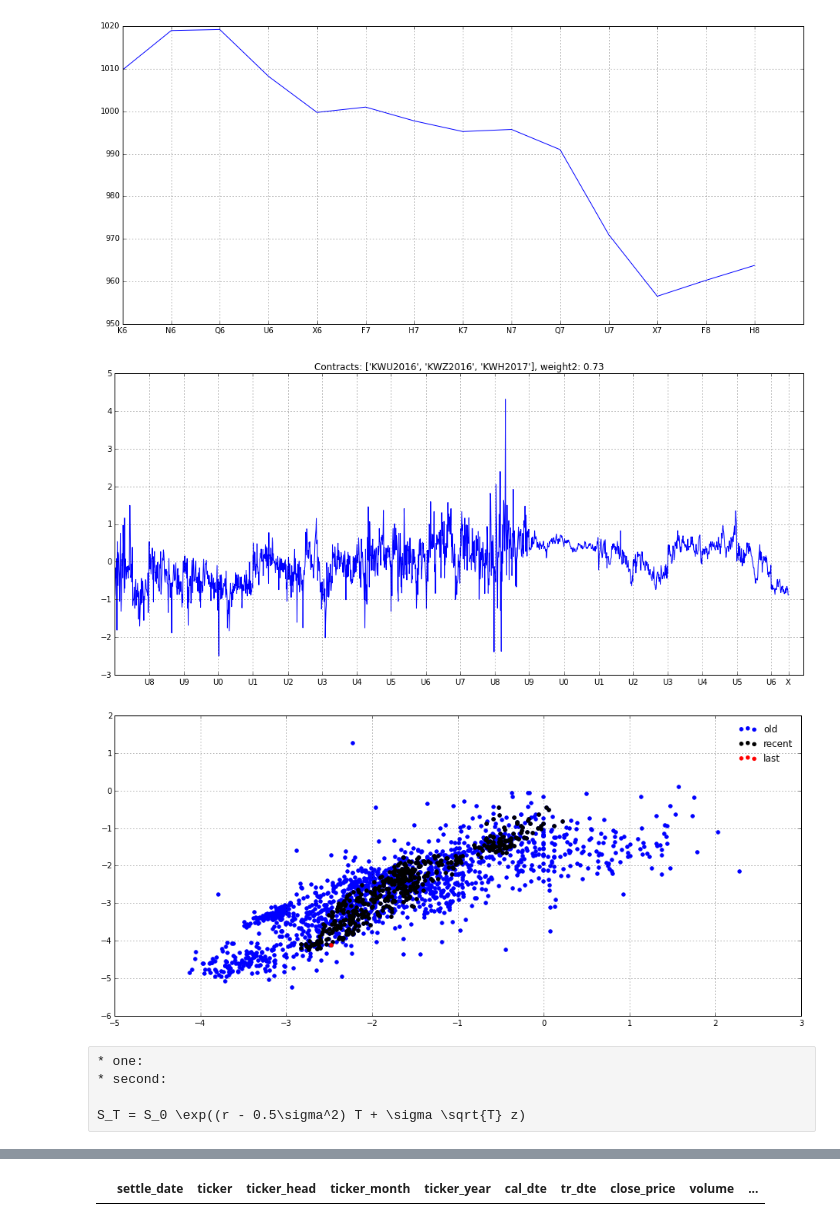
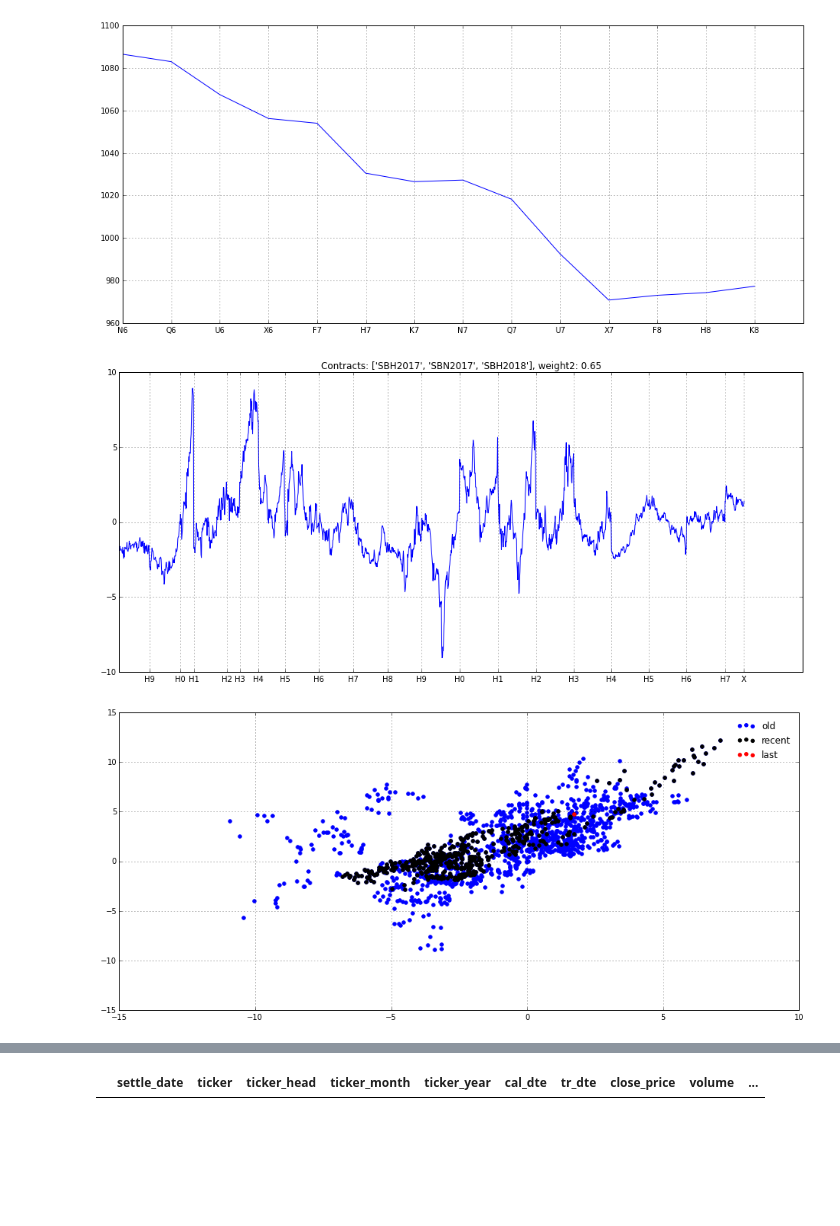
Before and after one commit to d0p34m1n3/repo_barbarossa, a Jupyter notebook: PycharmProjects/ta/analysis.ipynb, the cells around one changed output, grey strips where cells are left out. Saved outputs shown, nothing was run; the diff lists cells and outputs as text; code cells hidden in the pictures; blank space fills up the shorter version.

```diff
--- a/PycharmProjects/ta/analysis.ipynb
+++ b/PycharmProjects/ta/analysis.ipynb
@@ -4,20 +4,15 @@ report_date = exp.doubledate_shift_bus_days()
 # %%
 
 %matplotlib inline
 import futures_charts.futures_curve as fc
 fc.get_futures_curve_chart_4date(ticker_head='S',settle_date=report_date,tr_dte_limit=600)  # 600
 
-no = 102
+no = 86
 
 #aggregation_method, contracts_back
 bf_signals_output = fc.get_butterfly_panel_plot(report_date=report_date,id=no)   # 315 so much to clean!!!
 bf_signals_output = fc.get_butterfly_scatter_plot(report_date=report_date,id=no)
 # %% [output]
-[figure, old version]
+[figure, new version]
-[figure, old version]
+[figure, new version]
-[figure, old version]
+[figure, new version]
-# %% [raw]
-* one:
-* second:
-
-S_T = S_0 \exp((r - 0.5\sigma^2) T + \sigma \sqrt{T} z)
```
Also changed, not shown: parts of 8 cells of this notebook, 22 other files.
